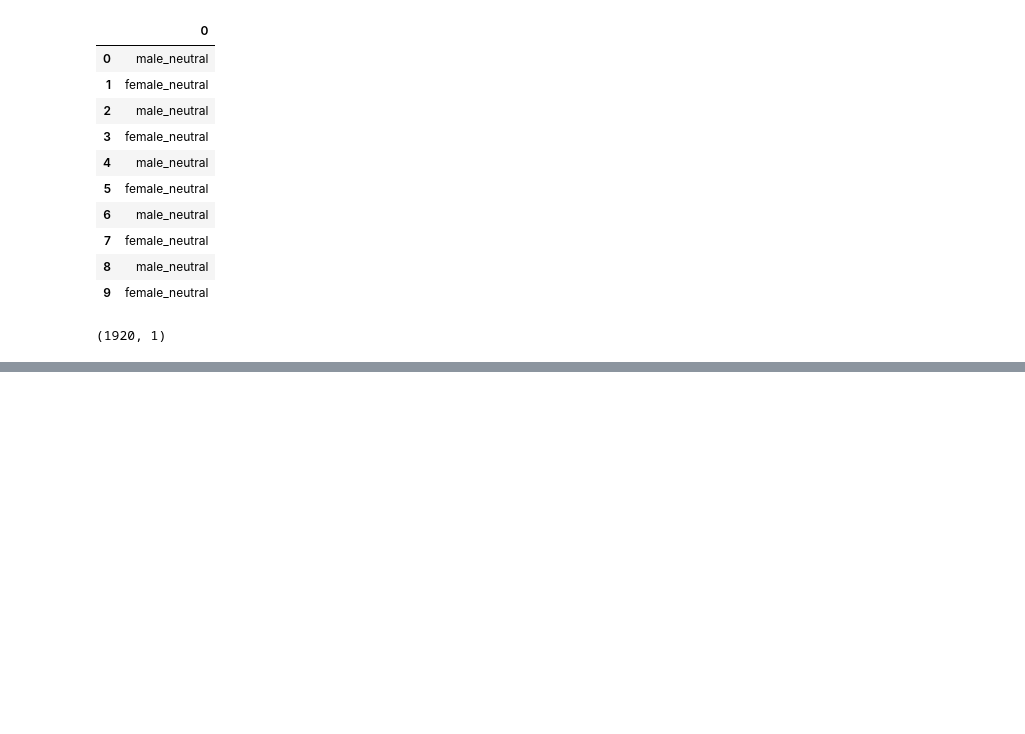
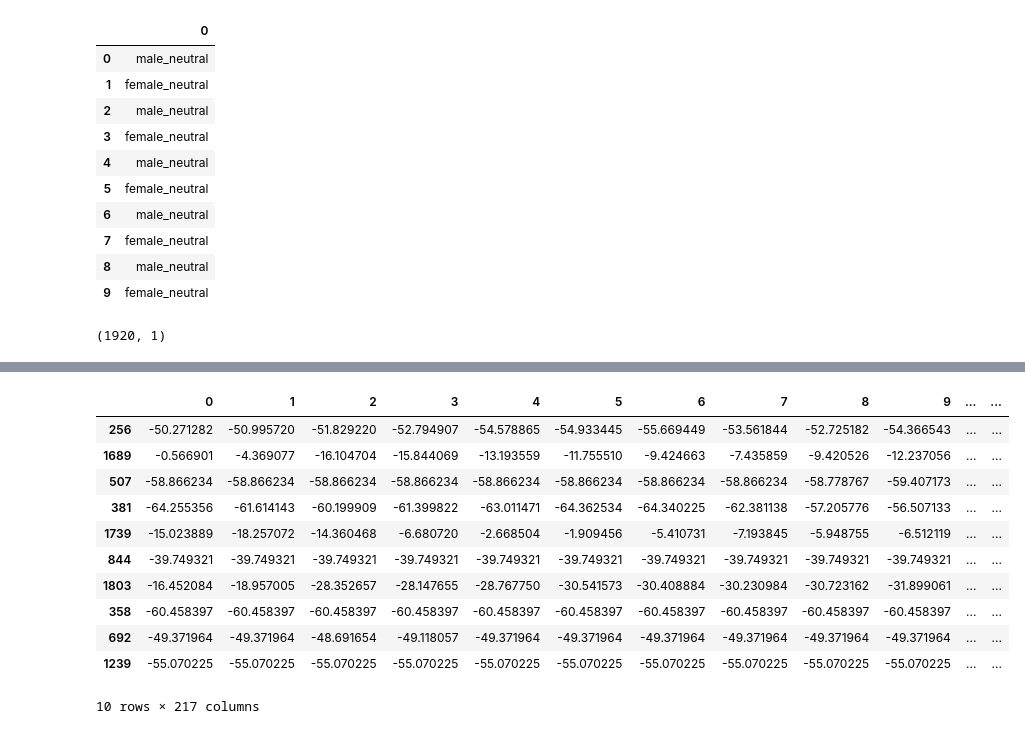
Before and after one commit to gautamgupta1322/Emotion-Detection-and-Analysis-through-Audio, a Jupyter notebook: draft_1.ipynb, the cells around one changed output, grey strips where cells are left out. Saved outputs shown, nothing was run; the diff lists cells and outputs as text; code cells hidden in the pictures; blank space fills up the shorter version.

```diff
--- a/draft_1.ipynb
+++ b/draft_1.ipynb
@@ -65,7 +67,7 @@ import numpy as np
 import sys
 
 
-sr,x = scipy.io.wavfile.read('I:/major 1/Emotion-Detection-and-Analysis-through-Audio/dataset/savee_raw/a13.wav')
+sr,x = scipy.io.wavfile.read('dataset/savee_raw/a13.wav')
 
 ## Parameters: 10ms step, 30ms window
 nstep = int(sr * 0.01)
@@ -213,0 +220,15 @@ labels.shape
+# %%
+df = pd.DataFrame(columns=['feature'])
+bookmark=0
+for index,y in enumerate(mylist):
+        X, sample_rate = librosa.load('dataset/merged/'+y, res_type='kaiser_fast',duration=2.5,sr=22050*2,offset=0.5)
+        sample_rate = np.array(sample_rate)
+        mfccs = np.mean(librosa.feature.mfcc(y=X,
+                                            sr=sample_rate,
+                                            n_mfcc=13),
+                        axis=0)
+        feature = mfccs
+        #[float(i) for i in feature]
+        #feature1=feature[:135]
+        df.loc[bookmark] = [feature]
+        bookmark=bookmark+1
@@ -213,0 +251,2 @@ labels.shape
+# %%
+df3 = pd.DataFrame(df['feature'].values.tolist())
@@ -213,0 +263,2 @@ labels.shape
+# %%
+newdf = pd.concat([df3,labels], axis=1)
@@ -213,0 +287,17 @@ labels.shape
+# %%
+from sklearn.utils import shuffle
+rnewdf = shuffle(newdf)
+rnewdf[:10]
+# %% [output]
+|  | 0 | 1 | 2 | 3 | 4 | 5 | 6 | 7 | 8 | 9 | ... | ... |
+| 256 | -50.271282 | -50.995720 | -51.829220 | -52.794907 | -54.578865 | -54.933445 | -55.669449 | -53.561844 | -52.725182 | -54.366543 | ... | ... |
+| 1689 | -0.566901 | -4.369077 | -16.104704 | -15.844069 | -13.193559 | -11.755510 | -9.424663 | -7.435859 | -9.420526 | -12.237056 | ... | ... |
+| 507 | -58.866234 | -58.866234 | -58.866234 | -58.866234 | -58.866234 | -58.866234 | -58.866234 | -58.866234 | -58.778767 | -59.407173 | ... | ... |
+| 381 | -64.255356 | -61.614143 | -60.199909 | -61.399822 | -63.011471 | -64.362534 | -64.340225 | -62.381138 | -57.205776 | -56.507133 | ... | ... |
+| 1739 | -15.023889 | -18.257072 | -14.360468 | -6.680720 | -2.668504 | -1.909456 | -5.410731 | -7.193845 | -5.948755 | -6.512119 | ... | ... |
+| 844 | -39.749321 | -39.749321 | -39.749321 | -39.749321 | -39.749321 | -39.749321 | -39.749321 | -39.749321 | -39.749321 | -39.749321 | ... | ... |
+| 1803 | -16.452084 | -18.957005 | -28.352657 | -28.147655 | -28.767750 | -30.541573 | -30.408884 | -30.230984 | -30.723162 | -31.899061 | ... | ... |
+| 358 | -60.458397 | -60.458397 | -60.458397 | -60.458397 | -60.458397 | -60.458397 | -60.458397 | -60.458397 | -60.458397 | -60.458397 | ... | ... |
+| 692 | -49.371964 | -49.371964 | -48.691654 | -49.118057 | -49.371964 | -49.371964 | -49.371964 | -49.371964 | -49.371964 | -49.371964 | ... | ... |
+| 1239 | -55.070225 | -55.070225 | -55.070225 | -55.070225 | -55.070225 | -55.070225 | -55.070225 | -55.070225 | -55.070225 | -55.070225 | ... | ... |
+10 rows × 217 columns
```
Also changed, not shown: parts of 13 cells of this notebook.
